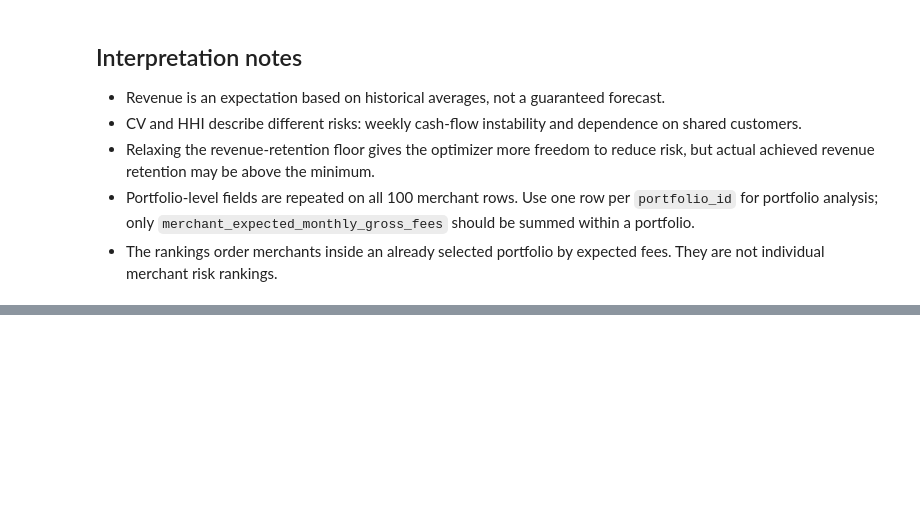
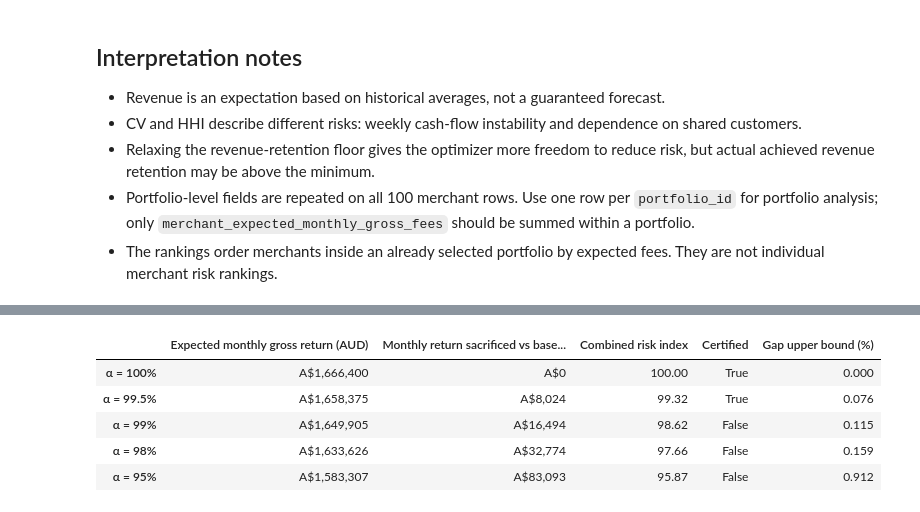
Before and after one commit to hannimeee/industry-project-group-19, a Jupyter notebook: code/11_summary.ipynb, the cells around one changed output, grey strips where cells are left out. Drawn from its saved outputs; the diff is of its cells as text; code cells hidden in the pictures; blank space fills up the shorter version.

```diff
--- a/code/11_summary.ipynb
+++ b/code/11_summary.ipynb
@@ -215,0 +290,21 @@ Technology, Digital & Communications — retention 100.0%
+# %%
+tradeoffs = pd.DataFrame({
+    "Expected monthly gross return (AUD)": metrics.portfolio_expected_monthly_gross_fees,
+    "Monthly return sacrificed vs baseline (AUD)": base_metrics.portfolio_expected_monthly_gross_fees - metrics.portfolio_expected_monthly_gross_fees,
+    "Combined risk index": metrics.portfolio_risk_score,
+    "Certified": metrics.portfolio_certified,
+    "Gap upper bound (%)": metrics.portfolio_optimality_gap * 100,
+})
+tradeoffs.index = [f"α = {a*100:g}%" for a in tradeoffs.index]
+display(tradeoffs.style.format({
+    "Expected monthly gross return (AUD)": "A${:,.0f}",
+    "Monthly return sacrificed vs baseline (AUD)": "A${:,.0f}",
+    "Combined risk index": "{:.2f}", "Gap upper bound (%)": "{:.3f}",
+}))
+# %% [output]
+|  | Expected monthly gross return (AUD) | Monthly return sacrificed vs base... | Combined risk index | Certified | Gap upper bound (%) |
+| α = 100% | A$1,666,400 | A$0 | 100.00 | True | 0.000 |
+| α = 99.5% | A$1,658,375 | A$8,024 | 99.32 | True | 0.076 |
+| α = 99% | A$1,649,905 | A$16,494 | 98.62 | False | 0.115 |
+| α = 98% | A$1,633,626 | A$32,774 | 97.66 | False | 0.159 |
+| α = 95% | A$1,583,307 | A$83,093 | 95.87 | False | 0.912 |
```
Also changed, not shown: parts of 11 cells of this notebook.
